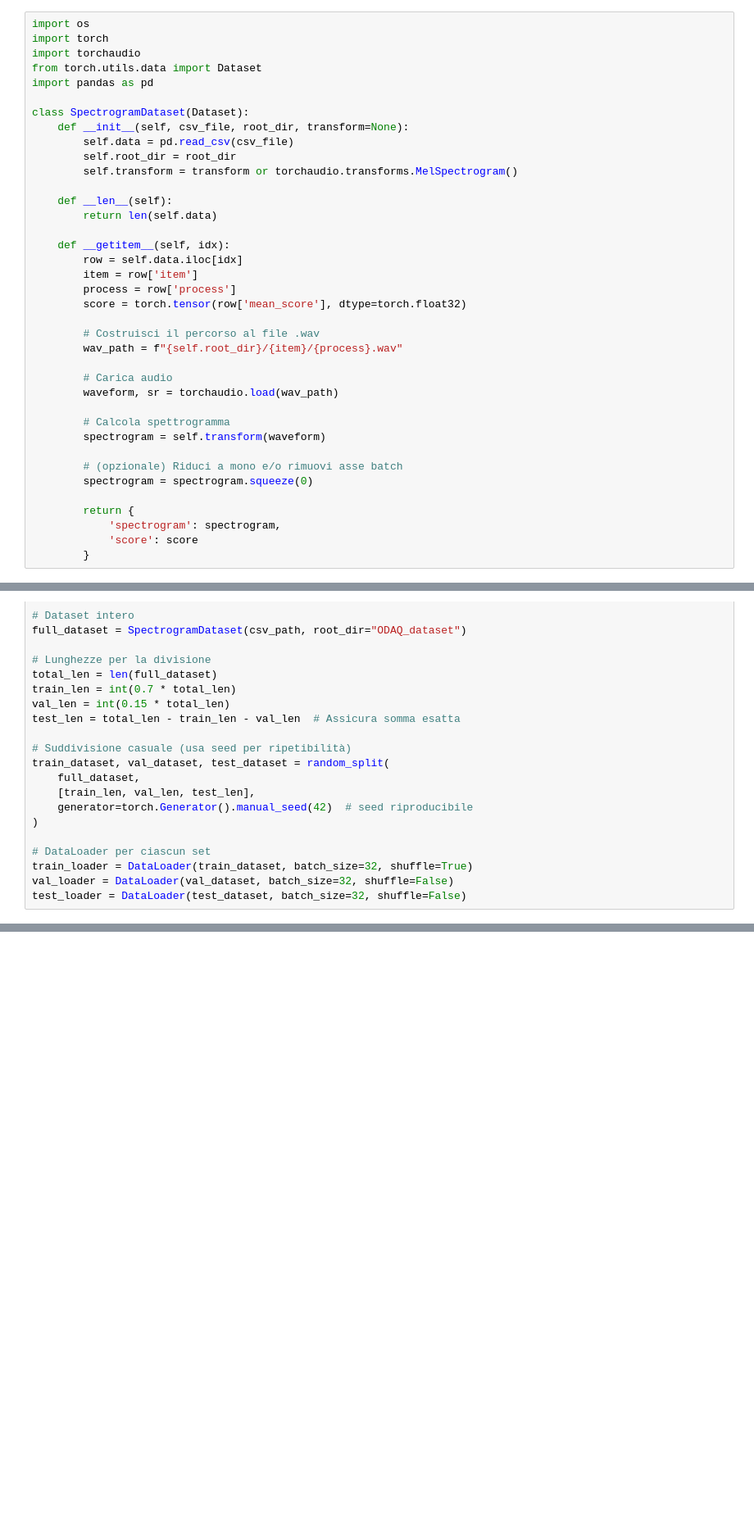
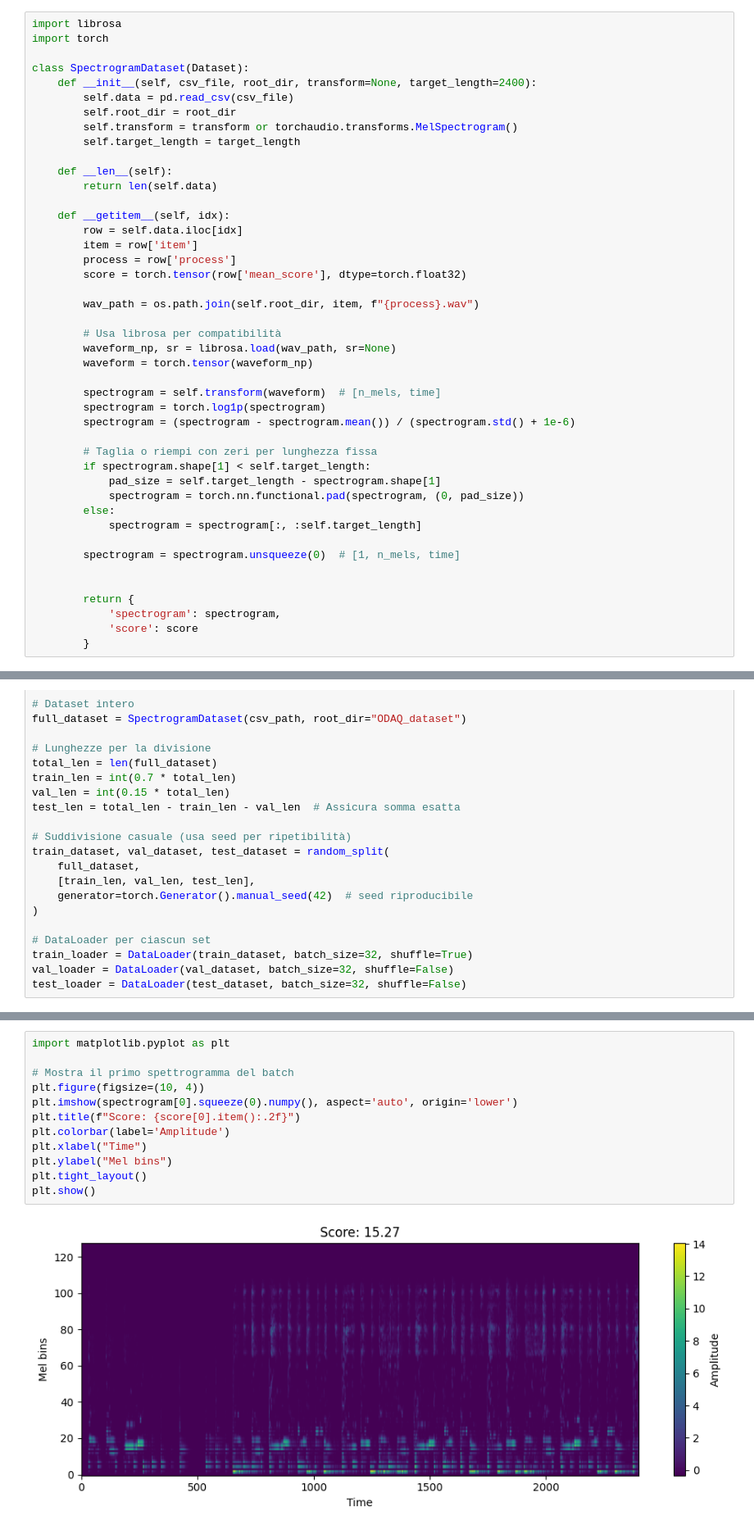
Before and after one commit to AleraxYK/audio_restore, a Jupyter notebook: Discriminator.ipynb, the cells around one changed output, grey strips where cells are left out. Shown: that part at 82% size. Cells and saved outputs as stored; diff of their text form; blank space fills up the shorter version.

```diff
--- a/Discriminator.ipynb
+++ b/Discriminator.ipynb
@@ -96,17 +96,15 @@ mean_scores.columns = ['item', 'process', 'mean_score']
 # Save il DataFrame in un file CSV
 mean_scores.to_csv("ODAQ_dataset/mean_scores_long.csv", index=False)
 # %%
-import os
+import librosa
 import torch
-import torchaudio
-from torch.utils.data import Dataset
-import pandas as pd
 
 class SpectrogramDataset(Dataset):
-    def __init__(self, csv_file, root_dir, transform=None):
+    def __init__(self, csv_file, root_dir, transform=None, target_length=2400):
         self.data = pd.read_csv(csv_file)
         self.root_dir = root_dir
         self.transform = transform or torchaudio.transforms.MelSpectrogram()
+        self.target_length = target_length
 
     def __len__(self):
         return len(self.data)
@@ -117,17 +115,25 @@ class SpectrogramDataset(Dataset):
         process = row['process']
         score = torch.tensor(row['mean_score'], dtype=torch.float32)
 
-        # Costruisci il percorso al file .wav
-        wav_path = f"{self.root_dir}/{item}/{process}.wav"
+        wav_path = os.path.join(self.root_dir, item, f"{process}.wav")
 
-        # Carica audio
-        waveform, sr = torchaudio.load(wav_path)
+        # Usa librosa per compatibilità
+        waveform_np, sr = librosa.load(wav_path, sr=None)
+        waveform = torch.tensor(waveform_np)
 
-        # Calcola spettrogramma
-        spectrogram = self.transform(waveform)
+        spectrogram = self.transform(waveform)  # [n_mels, time]
+        spectrogram = torch.log1p(spectrogram)
+        spectrogram = (spectrogram - spectrogram.mean()) / (spectrogram.std() + 1e-6)
 
-        # (opzionale) Riduci a mono e/o rimuovi asse batch
-        spectrogram = spectrogram.squeeze(0)
+        # Taglia o riempi con zeri per lunghezza fissa
+        if spectrogram.shape[1] < self.target_length:
+            pad_size = self.target_length - spectrogram.shape[1]
+            spectrogram = torch.nn.functional.pad(spectrogram, (0, pad_size))
+        else:
+            spectrogram = spectrogram[:, :self.target_length]
+
+        spectrogram = spectrogram.unsqueeze(0)  # [1, n_mels, time]
+
 
         return {
             'spectrogram': spectrogram,
@@ -171,0 +178,14 @@ RuntimeError: Couldn't find appropriate backend to handle uri ODAQ_dataset/PE_Am
+# %%
+import matplotlib.pyplot as plt
+
+# Mostra il primo spettrogramma del batch
+plt.figure(figsize=(10, 4))
+plt.imshow(spectrogram[0].squeeze(0).numpy(), aspect='auto', origin='lower')
+plt.title(f"Score: {score[0].item():.2f}")
+plt.colorbar(label='Amplitude')
+plt.xlabel("Time")
+plt.ylabel("Mel bins")
+plt.tight_layout()
+plt.show()
+# %% [output]
+[figure, added]
```
Also changed, not shown: parts of 6 cells of this notebook, 1 other file.
